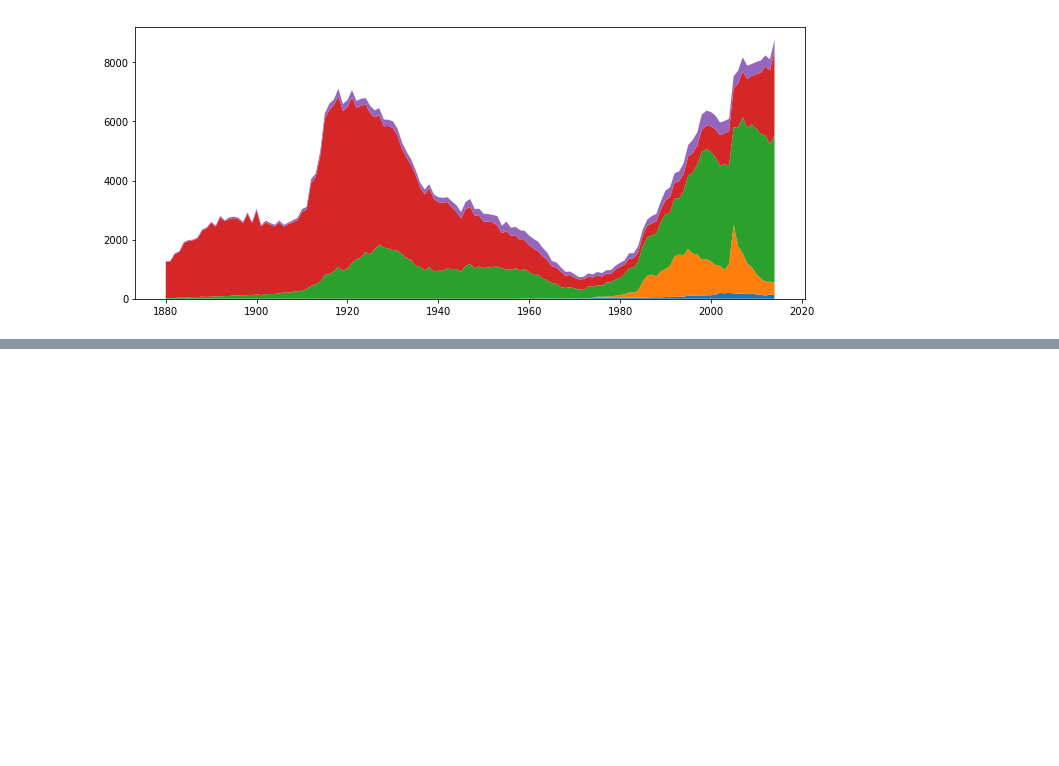
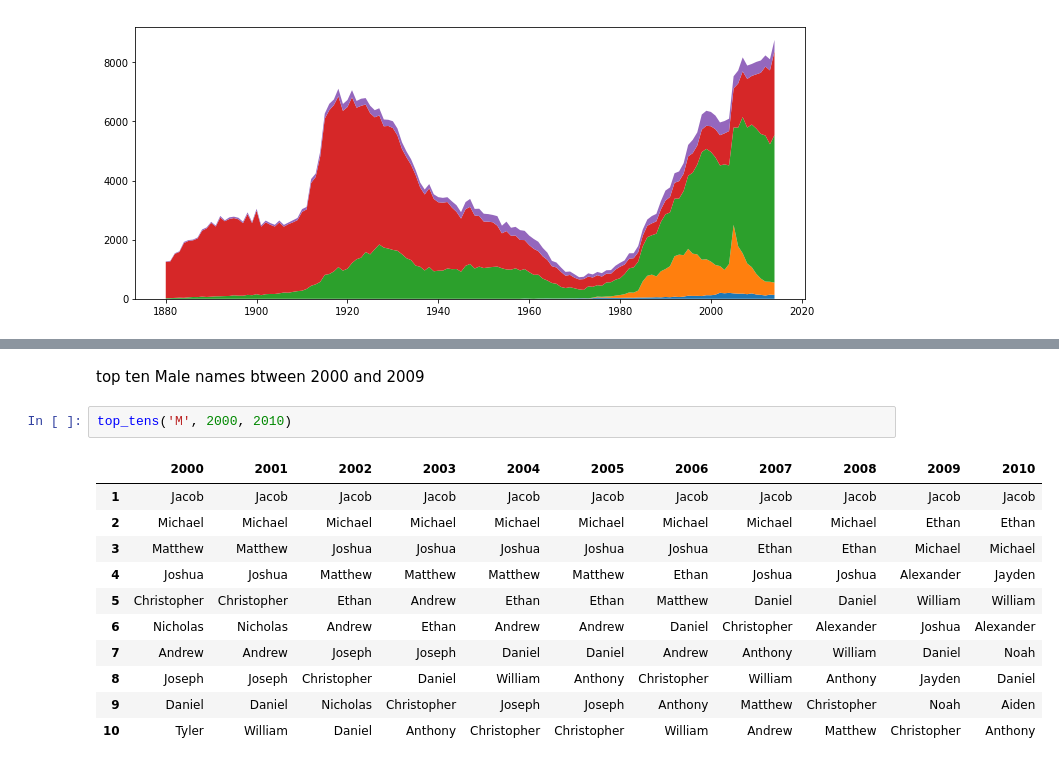
Before and after one commit to 4bic/learn_code, a Jupyter notebook: python:Data Analysis/baby names in panda.ipynb, the cells around one changed output, grey strips where cells are left out. Saved outputs shown, nothing was run; the diff lists cells and outputs as text; blank space fills up the shorter version.

```diff
--- a/python:Data Analysis/baby names in panda.ipynb
+++ b/python:Data Analysis/baby names in panda.ipynb
@@ -274,0 +341,16 @@ NameError: name 'palette' is not defined
+# %% [markdown]
+top ten Male names btween 2000 and 2009
+# %%
+top_tens('M', 2000, 2010)
+# %% [output]
+|  | 2000 | 2001 | 2002 | 2003 | 2004 | 2005 | 2006 | 2007 | 2008 | 2009 | 2010 |
+| 1 | Jacob | Jacob | Jacob | Jacob | Jacob | Jacob | Jacob | Jacob | Jacob | Jacob | Jacob |
+| 2 | Michael | Michael | Michael | Michael | Michael | Michael | Michael | Michael | Michael | Ethan | Ethan |
+| 3 | Matthew | Matthew | Joshua | Joshua | Joshua | Joshua | Joshua | Ethan | Ethan | Michael | Michael |
+| 4 | Joshua | Joshua | Matthew | Matthew | Matthew | Matthew | Ethan | Joshua | Joshua | Alexander | Jayden |
+| 5 | Christopher | Christopher | Ethan | Andrew | Ethan | Ethan | Matthew | Daniel | Daniel | William | William |
+| 6 | Nicholas | Nicholas | Andrew | Ethan | Andrew | Andrew | Daniel | Christopher | Alexander | Joshua | Alexander |
+| 7 | Andrew | Andrew | Joseph | Joseph | Daniel | Daniel | Andrew | Anthony | William | Daniel | Noah |
+| 8 | Joseph | Joseph | Christopher | Daniel | William | Anthony | Christopher | William | Anthony | Jayden | Daniel |
+| 9 | Daniel | Daniel | Nicholas | Christopher | Joseph | Joseph | Anthony | Matthew | Christopher | Noah | Aiden |
+| 10 | Tyler | William | Daniel | Anthony | Christopher | Christopher | William | Andrew | Matthew | Christopher | Anthony |
```
Also changed, not shown: parts of 12 cells of this notebook.
